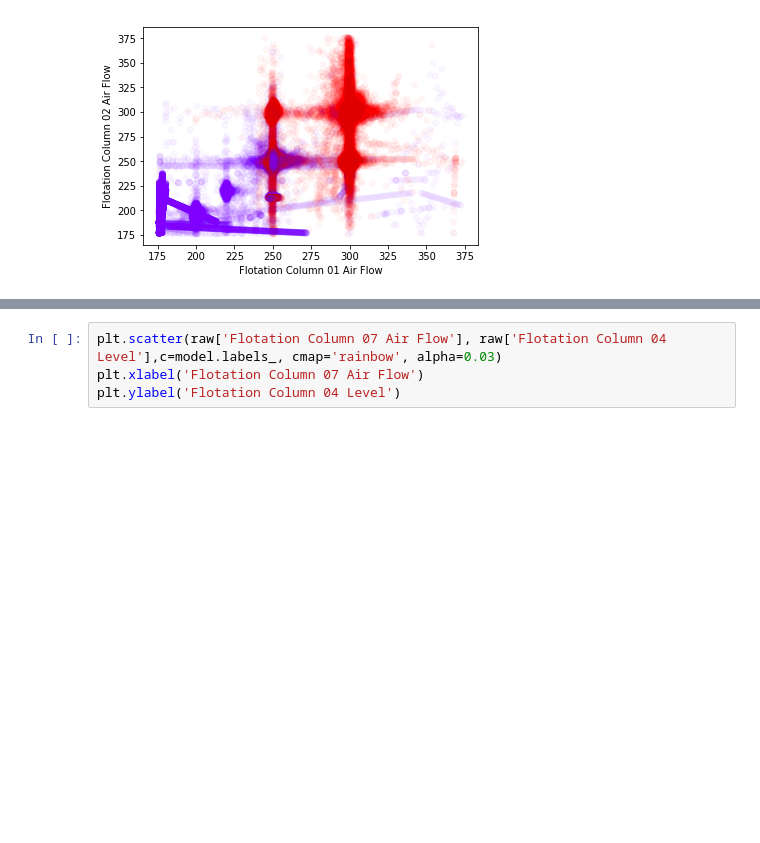
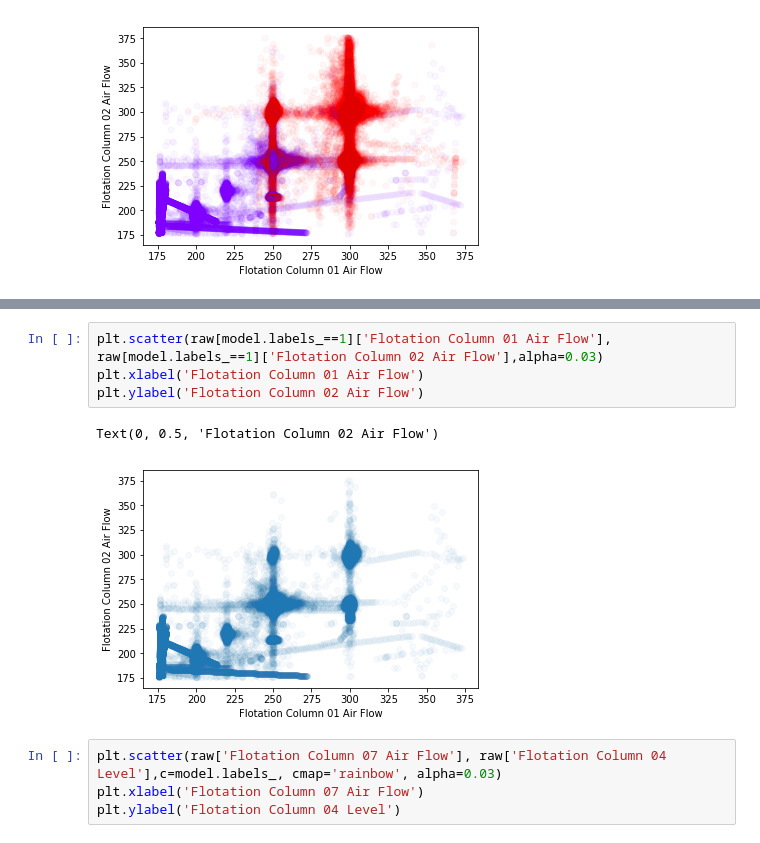
Before and after one commit to LeonardoSanBenitez/Loris-Industrial-Intelligence, a Jupyter notebook: pythonCodes/08 - Mining Dataset/Consuption Patterns.ipynb, the cells around one changed output, grey strips where cells are left out. Drawn from its saved outputs; the diff is of its cells as text; blank space fills up the shorter version.

```diff
--- a/pythonCodes/08 - Mining Dataset/Consuption Patterns.ipynb
+++ b/pythonCodes/08 - Mining Dataset/Consuption Patterns.ipynb
@@ -163,3 +171,10 @@ Text(0, 0.5, 'Flotation Column 05 Air Flow')
+# %%
+plt.scatter(raw[model.labels_==1]['Flotation Column 01 Air Flow'], raw[model.labels_==1]['Flotation Column 02 Air Flow'],alpha=0.03)
+plt.xlabel('Flotation Column 01 Air Flow')
+plt.ylabel('Flotation Column 02 Air Flow')
+# %% [output]
+Text(0, 0.5, 'Flotation Column 02 Air Flow')
+[figure, added]
 # %%
 plt.scatter(raw['Flotation Column 07 Air Flow'], raw['Flotation Column 04 Level'],c=model.labels_, cmap='rainbow', alpha=0.03)
 plt.xlabel('Flotation Column 07 Air Flow')
```
Also changed, not shown: parts of 4 cells of this notebook, 5 other files.
